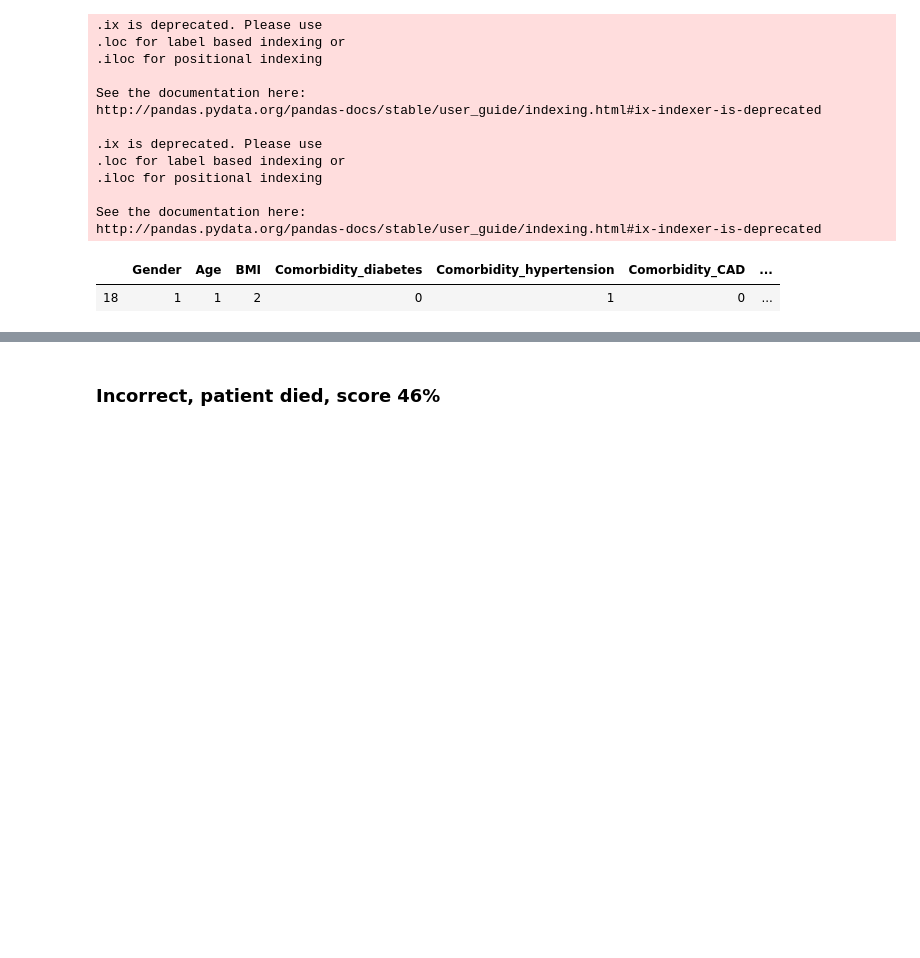
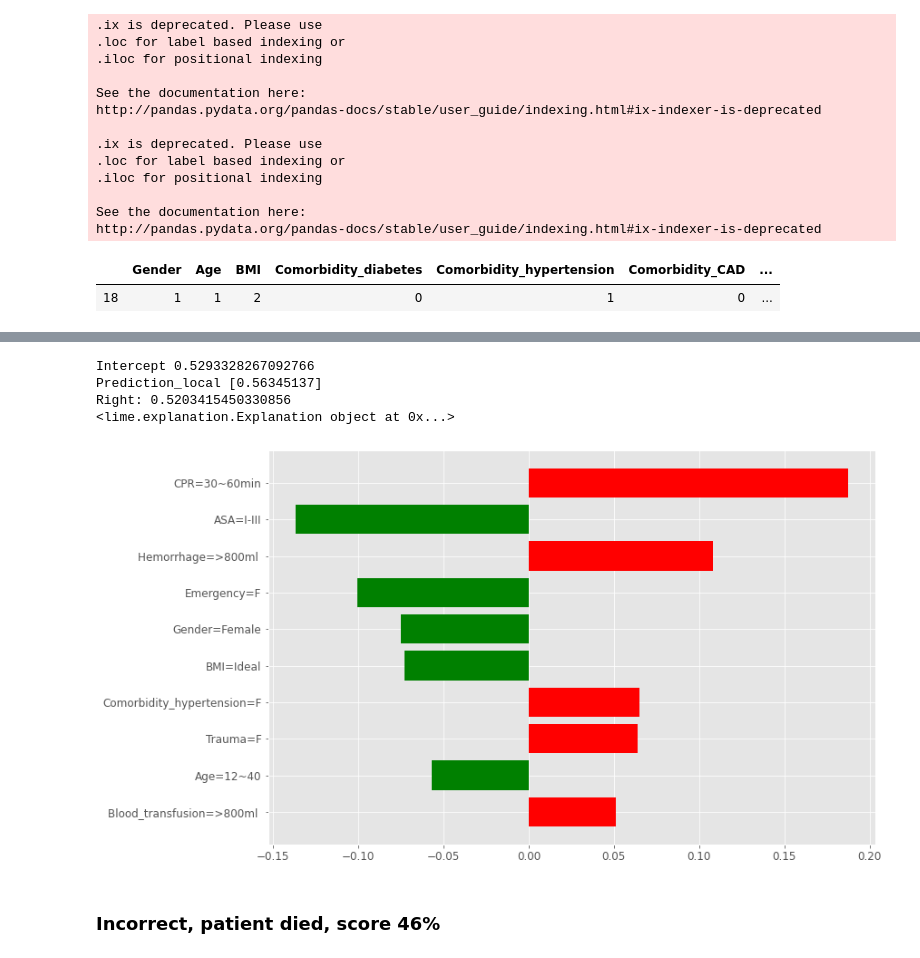
Before and after one commit to niuneo/Mortality-factors-analysis-of-perioperative-cardiac-arrest, a Jupyter notebook: Model Explanation_V4.ipynb, the cells around one changed output, grey strips where cells are left out. Saved outputs shown, nothing was run; the diff lists cells and outputs as text; code cells hidden in the pictures; blank space fills up the shorter version.

```diff
--- a/Model Explanation_V4.ipynb
+++ b/Model Explanation_V4.ipynb
@@ -898,3 +906,16 @@ Right: 0.663405461620978
+# %%
+explaination = explainer.explain_instance(test_sample_incorrect.values.ravel(), ensemble_pipeline.predict_proba)
+print(explaination)
+outcome = 1
+outcome_title = 'died'
+#plot_vertical_bar(explaination, 'Local explanation : Score {}, {}, Patient {}'.format(score, score_compare(score, outcome), outcome_title))
+plot_vertical_bar(explaination, ''.format(score, score_compare(score, outcome), outcome_title))
+# %% [output]
+Intercept 0.5293328267092766
+Prediction_local [0.56345137]
+Right: 0.5203415450330856
+<lime.explanation.Explanation object at 0x...>
+[figure, added]
 # %% [markdown]
 ### Incorrect, patient died, score 46%
 # %%
```
Also changed, not shown: parts of 22 cells of this notebook.
